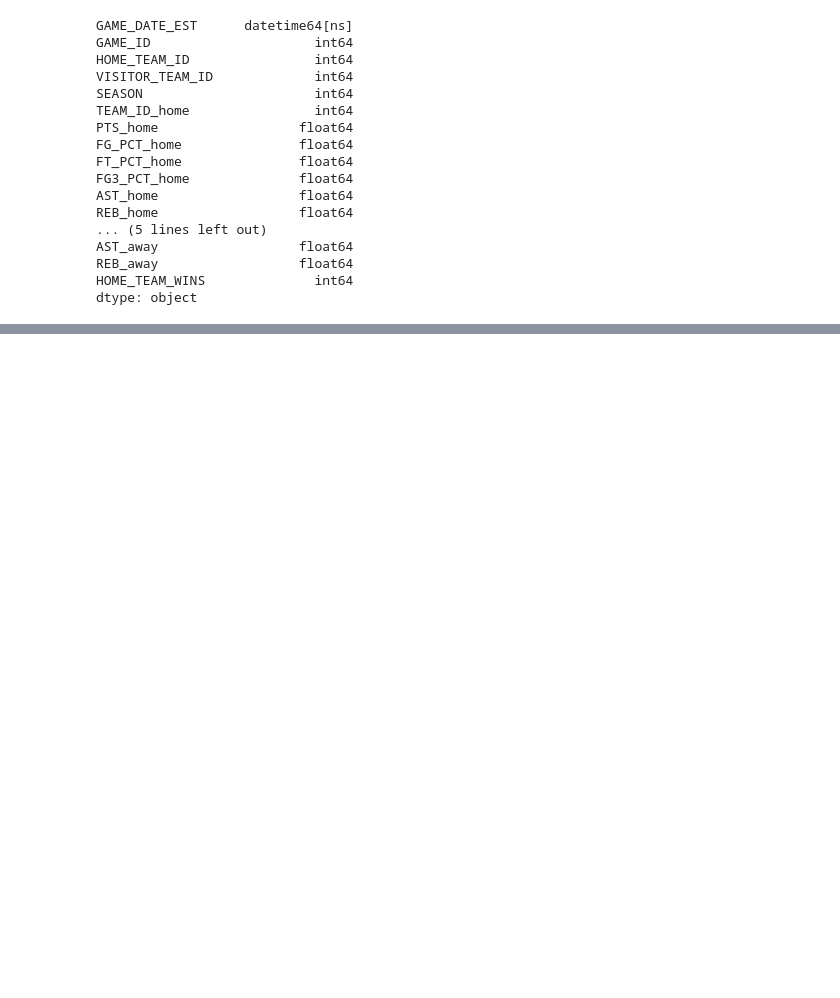
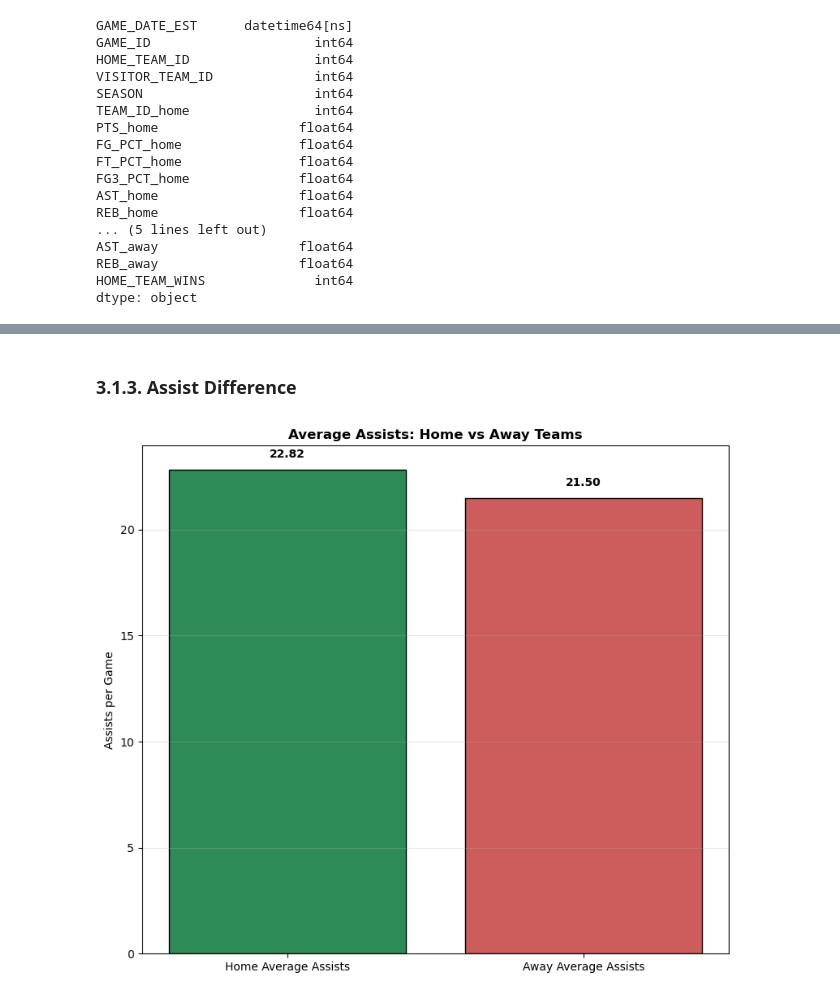
Before and after one commit to joshuanicoo/DATA100-EDA-Finals, a Jupyter notebook: main.ipynb, the cells around one changed output, grey strips where cells are left out. Cells and saved outputs as stored; diff of their text form; code cells hidden in the pictures; blank space fills up the shorter version.

```diff
--- a/main.ipynb
+++ b/main.ipynb
@@ -234,0 +424,16 @@ df_games_details
+# %% [markdown]
+### **3.1.3. Assist Difference**
+# %%
+## Calculate assists
+home_assists = df_games['AST_home'].mean()
+away_assists = df_games['AST_away'].mean()
+
+create_bar_chart(
+    data=[home_assists, away_assists],
+    labels=['Home Average Assists', 'Away Average Assists'],
+    title='Average Assists: Home vs Away Teams',
+    ylabel='Assists per Game',
+    value_format='{:.2f}'
+)
+# %% [output]
+[figure, added]
```
Also changed, not shown: parts of 59 cells of this notebook.
